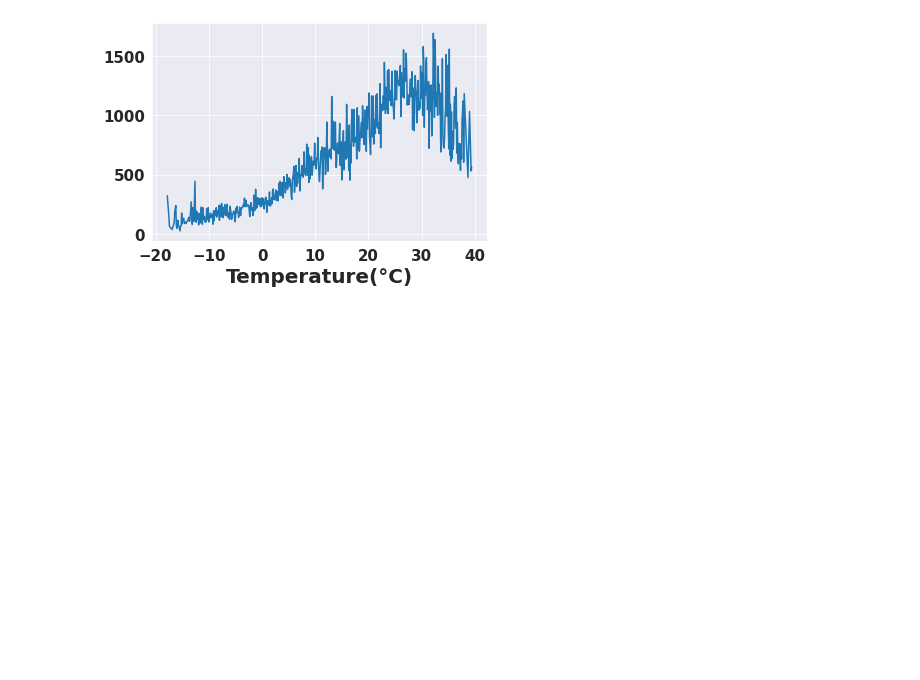
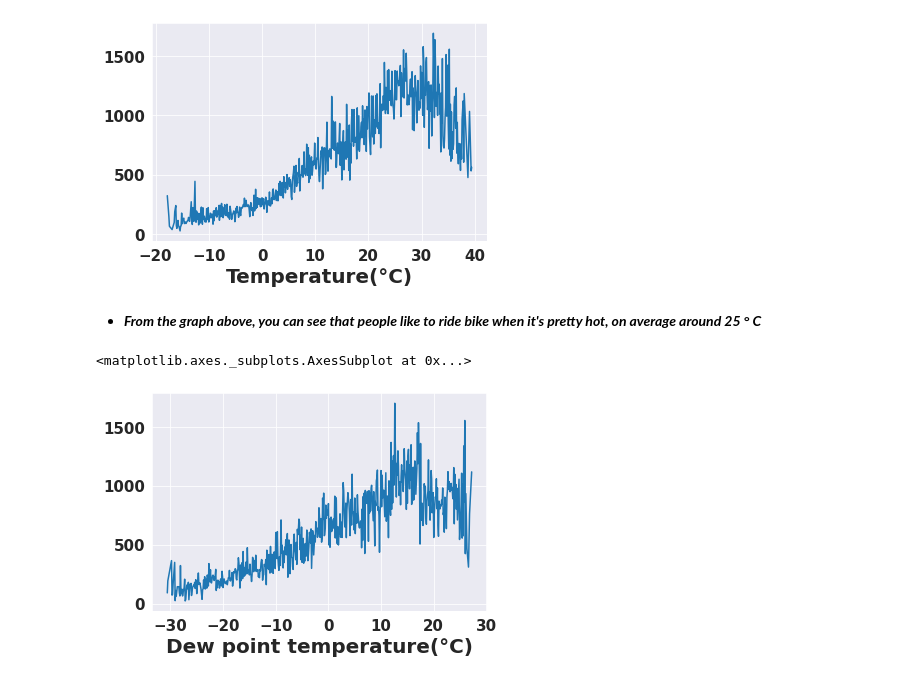
Before and after one commit to yashwany/Bike-Sharing-Demand-Prediction, a Jupyter notebook: Capstone_project_Bike_Sharing_Demand_Prediction.ipynb, the cells around one changed output. Cells and saved outputs as stored; diff of their text form; code cells hidden in the pictures; blank space fills up the shorter version.

```diff
--- a/Capstone_project_Bike_Sharing_Demand_Prediction.ipynb
+++ b/Capstone_project_Bike_Sharing_Demand_Prediction.ipynb
@@ -587,3 +587,11 @@ df.groupby('Temperature(°C)').mean()['Rented Bike Count'].plot()
 # %% [output]
 <matplotlib.axes._subplots.AxesSubplot at 0x...>
 [figure]
+# %% [markdown]
+* ***From the graph above, you can see that people like to ride bike when it's pretty hot, on average around 25 ° C***
+# %%
+#print the plot to analyze the relationship between "Rented_Bike_Count" and "Dew_point_temperature"
+df.groupby('Dew point temperature(°C)').mean()['Rented Bike Count'].plot()
+# %% [output]
+<matplotlib.axes._subplots.AxesSubplot at 0x...>
+[figure, added]
```
Also changed, not shown: parts of 34 cells of this notebook.
